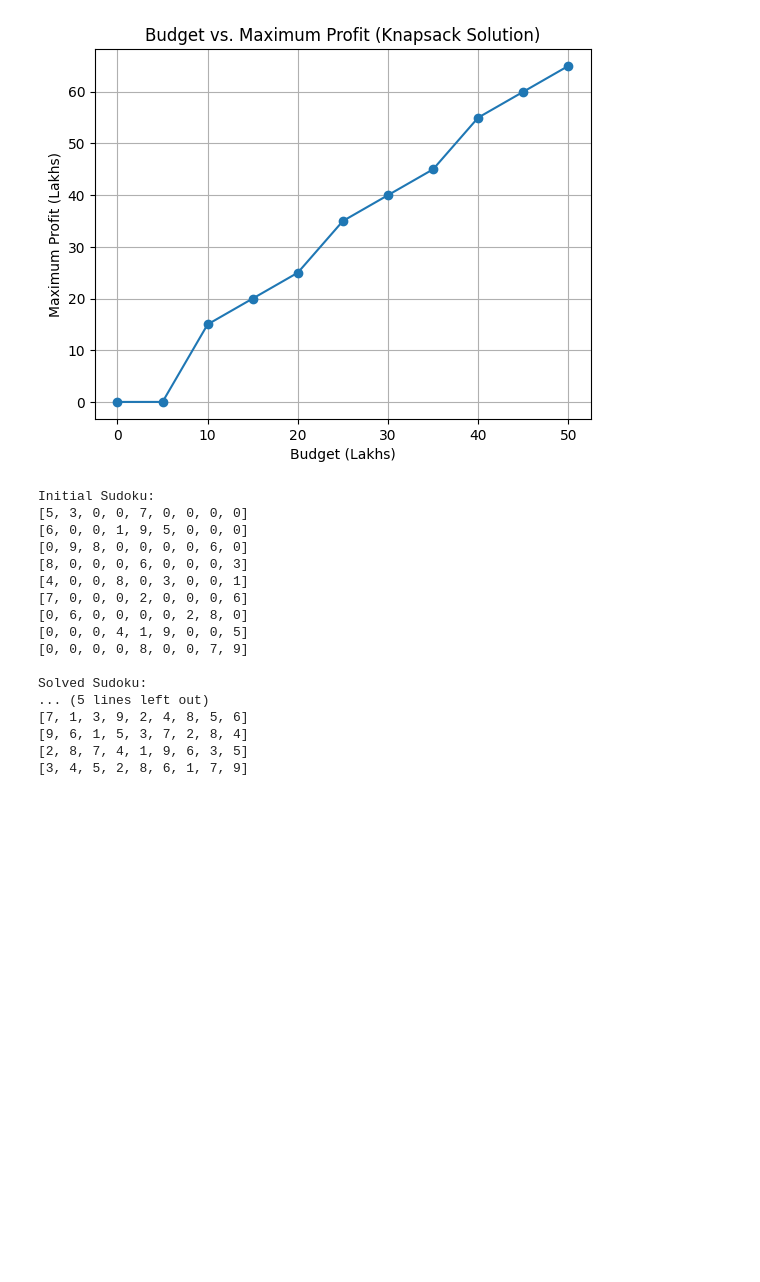
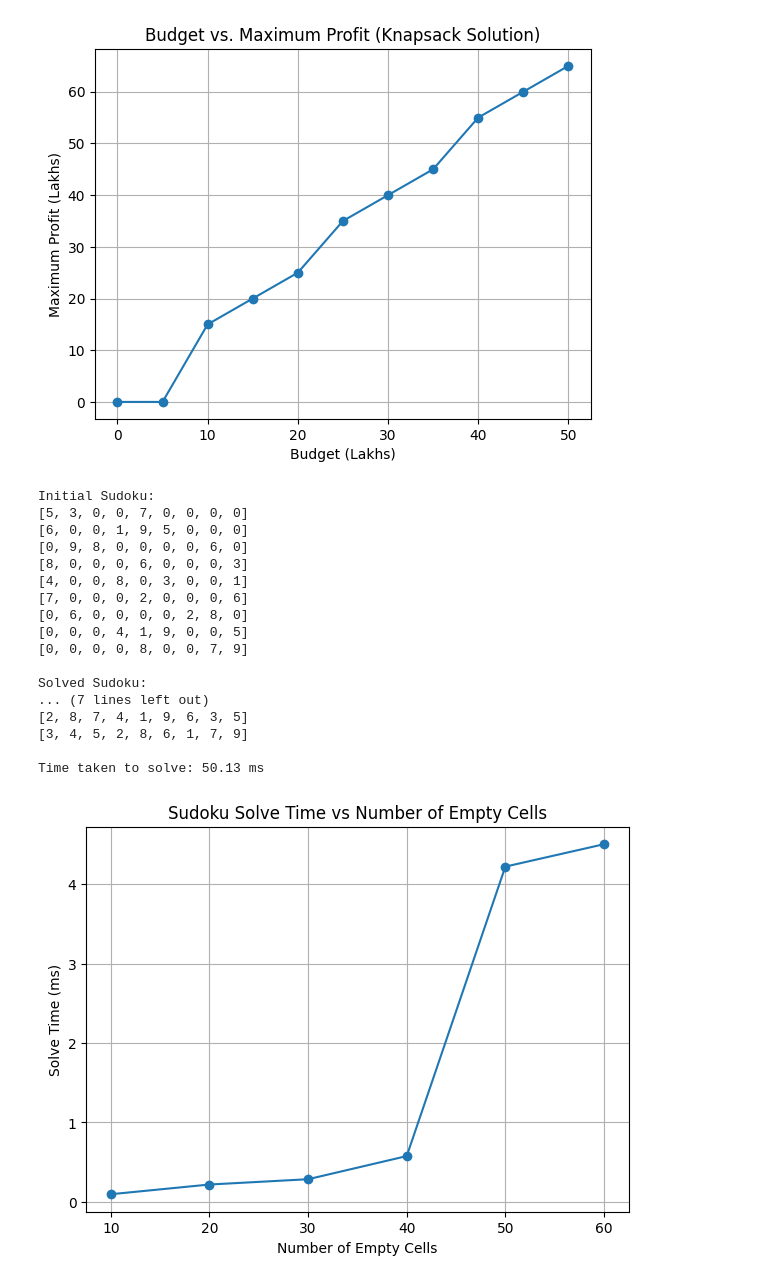
Before and after one commit to prateek16112005/algo_effiiciency_mini_project_prateeek, a Jupyter notebook: assignment2_1.ipynb, the cells around one changed output. Saved outputs shown, nothing was run; the diff lists cells and outputs as text; code cells hidden in the pictures; blank space fills up the shorter version.

```diff
--- a/assignment2_1.ipynb
+++ b/assignment2_1.ipynb
@@ -135,6 +135,11 @@ board = [
     [0, 0, 0, 0, 8, 0, 0, 7, 9]
 ]
 # %%
+import time
+import copy
+import random
+import matplotlib.pyplot as plt
+
 def print_board(board):
     for row in board:
         print(row)
@@ -178,33 +183,91 @@ def solve(board):
             board[row][col] = num
 
             if solve(board):
                 return True
 
             board[row][col] = 0  # Backtrack
 
     return False
 
+# -----------------------------
+# Example Sudoku board (0 = empty)
+# -----------------------------
+board = [
+    [5, 3, 0, 0, 7, 0, 0, 0, 0],
+    [6, 0, 0, 1, 9, 5, 0, 0, 0],
+    [0, 9, 8, 0, 0, 0, 0, 6, 0],
+    [8, 0, 0, 0, 6, 0, 0, 0, 3],
+    [4, 0, 0, 8, 0, 3, 0, 0, 1],
+    [7, 0, 0, 0, 2, 0, 0, 0, 6],
+    [0, 6, 0, 0, 0, 0, 2, 8, 0],
+    [0, 0, 0, 4, 1, 9, 0, 0, 5],
+    [0, 0, 0, 0, 8, 0, 0, 7, 9]
+]
+
 # Run Solver
 print("Initial Sudoku:")
 print_board(board)
+start = time.time()
 solve(board)
+end = time.time()
 print("\nSolved Sudoku:")
 print_board(board)
+print(f"\nTime taken to solve: {(end - start)*1000:.2f} ms")
+
+# -----------------------------
+# Time Complexity Visualization
+# -----------------------------
+
+# Function to create puzzle with k empty cells
+def make_puzzle(solved, k):
+    puzzle = copy.deepcopy(solved)
+    coords = [(i, j) for i in range(9) for j in range(9)]
+    remove = random.sample(coords, k)
+    for (i, j) in remove:
+        puzzle[i][j] = 0
+    return puzzle
+
+# First get a fully solved board (from current solution)
+solved_board = copy.deepcopy(board)
+
+# Measure time for different numbers of empty cells
+empty_counts = [10, 20, 30, 40, 50, 60]
+times = []
+
+for k in empty_counts:
+    puzzle = make_puzzle(solved_board, k)
+    test_board = copy.deepcopy(puzzle)
+
+    start = time.time()
+    solve(test_board)
+    end = time.time()
+
+    times.append((end - start) * 1000)  # ms
+
+# Plot results
+plt.figure(figsize=(7,5))
+plt.plot(empty_counts, times, marker="o", linestyle="-")
+plt.title("Sudoku Solve Time vs Number of Empty Cells")
+plt.xlabel("Number of Empty Cells")
+plt.ylabel("Solve Time (ms)")
+plt.grid(True)
+plt.show()
 # %% [output]
 Initial Sudoku:
 [5, 3, 0, 0, 7, 0, 0, 0, 0]
 [6, 0, 0, 1, 9, 5, 0, 0, 0]
 [0, 9, 8, 0, 0, 0, 0, 6, 0]
 [8, 0, 0, 0, 6, 0, 0, 0, 3]
 [4, 0, 0, 8, 0, 3, 0, 0, 1]
 [7, 0, 0, 0, 2, 0, 0, 0, 6]
 [0, 6, 0, 0, 0, 0, 2, 8, 0]
 [0, 0, 0, 4, 1, 9, 0, 0, 5]
 [0, 0, 0, 0, 8, 0, 0, 7, 9]
 
 Solved Sudoku:
-... (5 lines left out)
-[7, 1, 3, 9, 2, 4, 8, 5, 6]
-[9, 6, 1, 5, 3, 7, 2, 8, 4]
+... (7 lines left out)
 [2, 8, 7, 4, 1, 9, 6, 3, 5]
 [3, 4, 5, 2, 8, 6, 1, 7, 9]
+
+Time taken to solve: 50.13 ms
+[figure, added]
```
